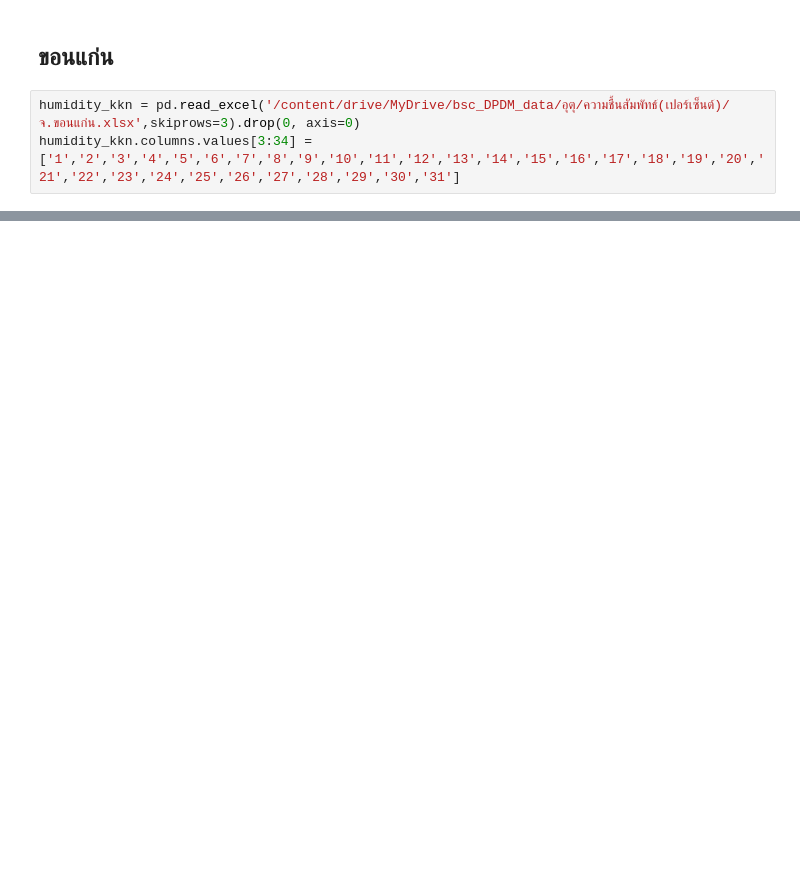
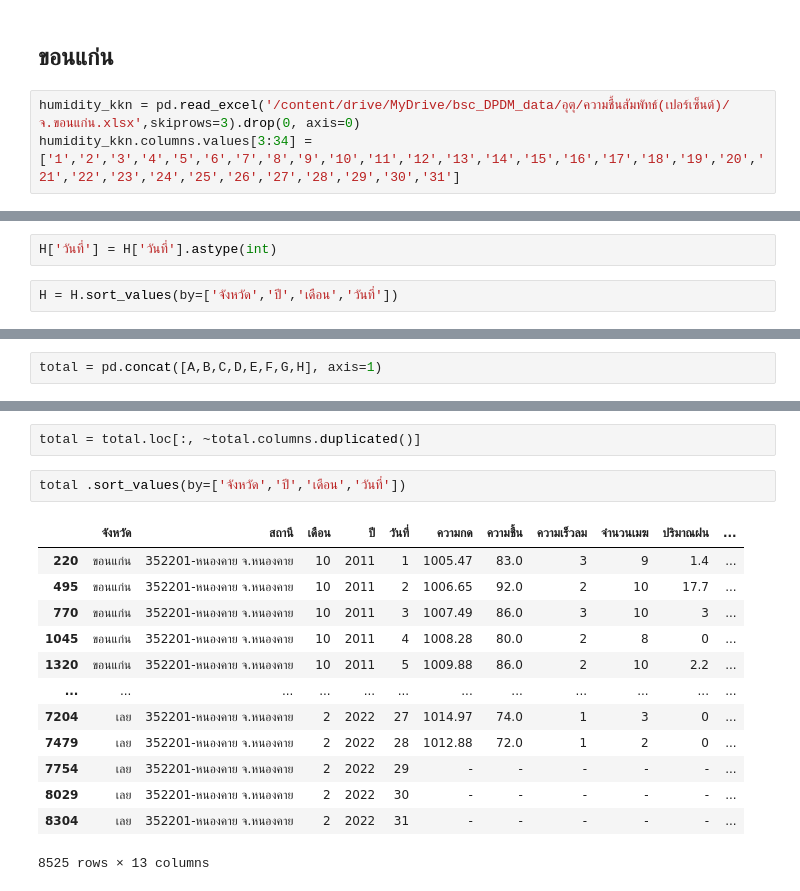
Before and after one commit to jirapat-tho/bsc_dpdm22, a Jupyter notebook: Quiz.ipynb, the cells around one changed output, grey strips where cells are left out. Drawn from its saved outputs; the diff is of its cells as text; blank space fills up the shorter version.

```diff
--- a/Quiz.ipynb
+++ b/Quiz.ipynb
@@ -189,0 +849,4 @@ humidity_kkn.columns.values[3:34] =['1','2','3','4','5','6','7','8','9','10','11
+# %%
+H['วันที่'] = H['วันที่'].astype(int)
+# %%
+H = H.sort_values(by=['จังหวัด','ปี','เดือน','วันที่'])
@@ -189,0 +855,2 @@ humidity_kkn.columns.values[3:34] =['1','2','3','4','5','6','7','8','9','10','11
+# %%
+total = pd.concat([A,B,C,D,E,F,G,H], axis=1)
@@ -189,0 +866,18 @@ humidity_kkn.columns.values[3:34] =['1','2','3','4','5','6','7','8','9','10','11
+# %%
+total = total.loc[:, ~total.columns.duplicated()]
+# %%
+total .sort_values(by=['จังหวัด','ปี','เดือน','วันที่'])
+# %% [output]
+|  | จังหวัด | สถานี | เดือน | ปี | วันที่ | ความกด | ความชื้น | ความเร็วลม | จำนวนเมฆ | ปริมาณฝน | ... |
+| 220 | ขอนแก่น | 352201-หนองคาย จ.หนองคาย | 10 | 2011 | 1 | 1005.47 | 83.0 | 3 | 9 | 1.4 | ... |
+| 495 | ขอนแก่น | 352201-หนองคาย จ.หนองคาย | 10 | 2011 | 2 | 1006.65 | 92.0 | 2 | 10 | 17.7 | ... |
+| 770 | ขอนแก่น | 352201-หนองคาย จ.หนองคาย | 10 | 2011 | 3 | 1007.49 | 86.0 | 3 | 10 | 3 | ... |
+| 1045 | ขอนแก่น | 352201-หนองคาย จ.หนองคาย | 10 | 2011 | 4 | 1008.28 | 80.0 | 2 | 8 | 0 | ... |
+| 1320 | ขอนแก่น | 352201-หนองคาย จ.หนองคาย | 10 | 2011 | 5 | 1009.88 | 86.0 | 2 | 10 | 2.2 | ... |
+| ... | ... | ... | ... | ... | ... | ... | ... | ... | ... | ... | ... |
+| 7204 | เลย | 352201-หนองคาย จ.หนองคาย | 2 | 2022 | 27 | 1014.97 | 74.0 | 1 | 3 | 0 | ... |
+| 7479 | เลย | 352201-หนองคาย จ.หนองคาย | 2 | 2022 | 28 | 1012.88 | 72.0 | 1 | 2 | 0 | ... |
+| 7754 | เลย | 352201-หนองคาย จ.หนองคาย | 2 | 2022 | 29 | - | - | - | - | - | ... |
+| 8029 | เลย | 352201-หนองคาย จ.หนองคาย | 2 | 2022 | 30 | - | - | - | - | - | ... |
+| 8304 | เลย | 352201-หนองคาย จ.หนองคาย | 2 | 2022 | 31 | - | - | - | - | - | ... |
+8525 rows × 13 columns
```
Also changed, not shown: parts of 131 cells of this notebook.
